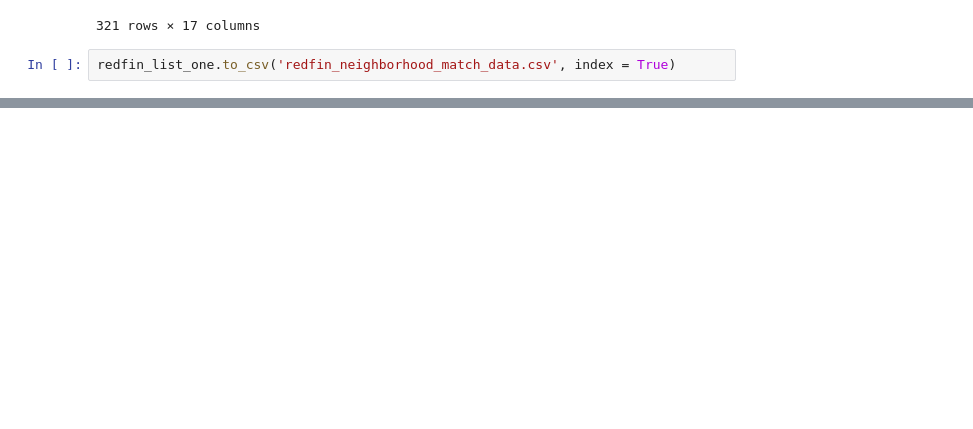
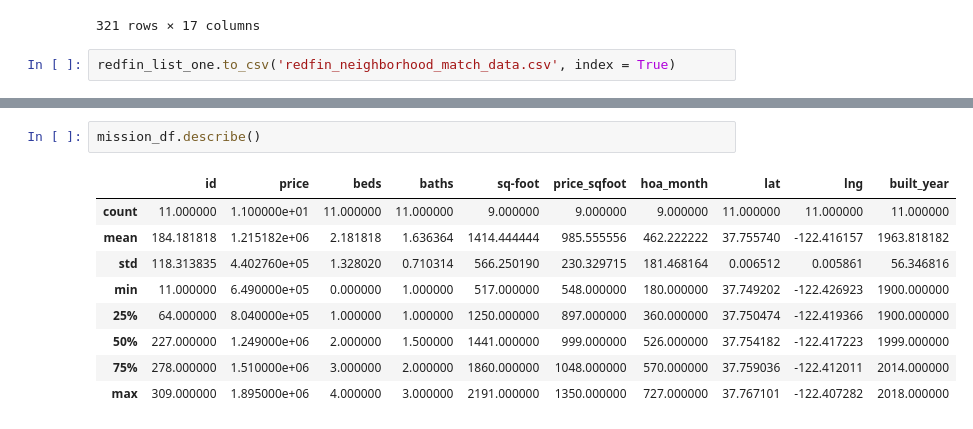
Before and after one commit to jennylynnramz/Project2, a Jupyter notebook: JenniferWorkingFiles/NeighborhoodMatch/cleaning_neighborhood_names.ipynb, the cells around one changed output, grey strips where cells are left out. Drawn from its saved outputs; the diff is of its cells as text; blank space fills up the shorter version.

```diff
--- a/JenniferWorkingFiles/NeighborhoodMatch/cleaning_neighborhood_names.ipynb
+++ b/JenniferWorkingFiles/NeighborhoodMatch/cleaning_neighborhood_names.ipynb
@@ -298,0 +318,12 @@ redfin_list_one.to_csv('redfin_neighborhood_match_data.csv', index = True)
+# %%
+mission_df.describe()
+# %% [output]
+|  | id | price | beds | baths | sq-foot | price_sqfoot | hoa_month | lat | lng | built_year |
+| count | 11.000000 | 1.100000e+01 | 11.000000 | 11.000000 | 9.000000 | 9.000000 | 9.000000 | 11.000000 | 11.000000 | 11.000000 |
+| mean | 184.181818 | 1.215182e+06 | 2.181818 | 1.636364 | 1414.444444 | 985.555556 | 462.222222 | 37.755740 | -122.416157 | 1963.818182 |
+| std | 118.313835 | 4.402760e+05 | 1.328020 | 0.710314 | 566.250190 | 230.329715 | 181.468164 | 0.006512 | 0.005861 | 56.346816 |
+| min | 11.000000 | 6.490000e+05 | 0.000000 | 1.000000 | 517.000000 | 548.000000 | 180.000000 | 37.749202 | -122.426923 | 1900.000000 |
+| 25% | 64.000000 | 8.040000e+05 | 1.000000 | 1.000000 | 1250.000000 | 897.000000 | 360.000000 | 37.750474 | -122.419366 | 1900.000000 |
+| 50% | 227.000000 | 1.249000e+06 | 2.000000 | 1.500000 | 1441.000000 | 999.000000 | 526.000000 | 37.754182 | -122.417223 | 1999.000000 |
+| 75% | 278.000000 | 1.510000e+06 | 3.000000 | 2.000000 | 1860.000000 | 1048.000000 | 570.000000 | 37.759036 | -122.412011 | 2014.000000 |
+| max | 309.000000 | 1.895000e+06 | 4.000000 | 3.000000 | 2191.000000 | 1350.000000 | 727.000000 | 37.767101 | -122.407282 | 2018.000000 |
```
Also changed, not shown: parts of 8 cells of this notebook, 1 other file.
